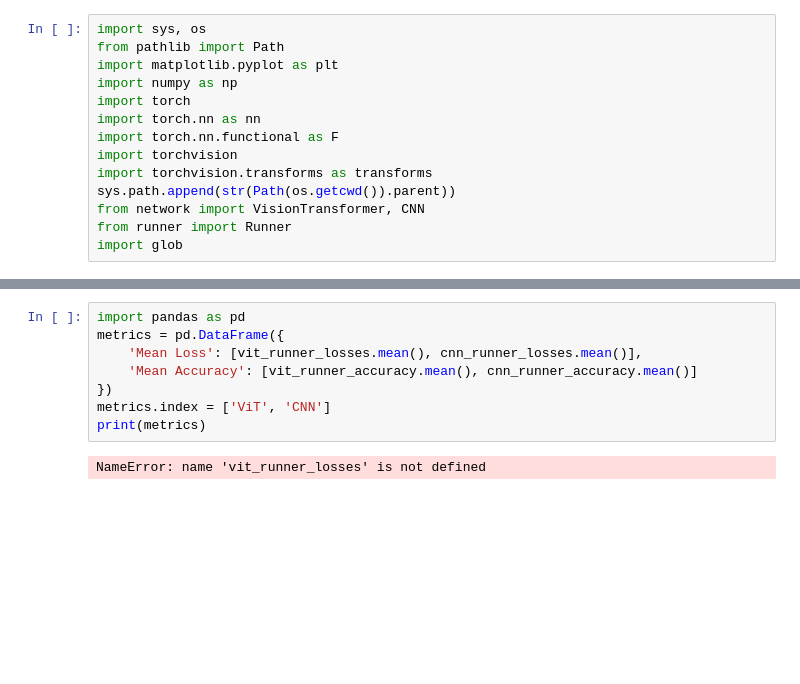
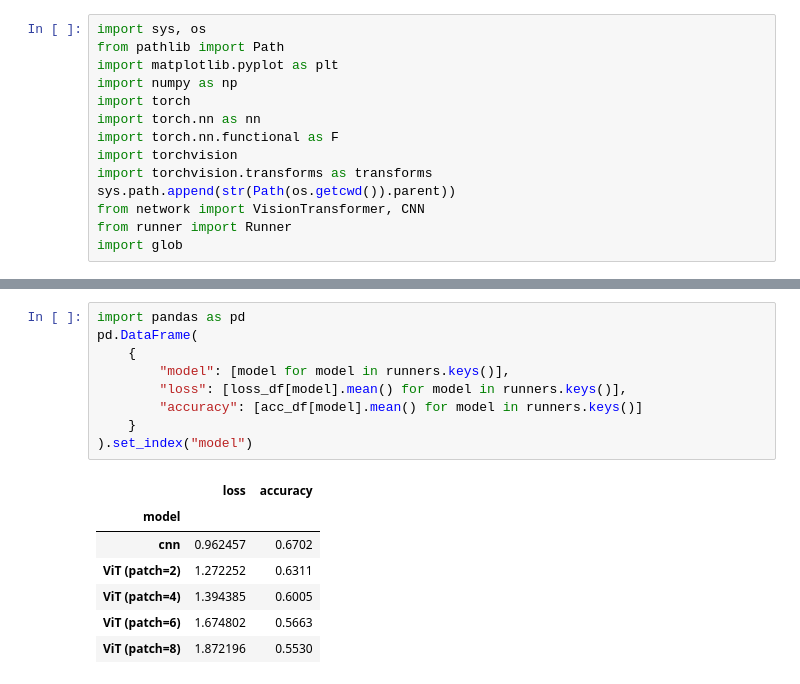
Before and after one commit to jordanlei/vision-transformer, a Jupyter notebook: demos/model_comparison.ipynb, the cells around one changed output, grey strips where cells are left out. Saved outputs shown, nothing was run; the diff lists cells and outputs as text; blank space fills up the shorter version.

```diff
--- a/demos/model_comparison.ipynb
+++ b/demos/model_comparison.ipynb
@@ -171,10 +184,17 @@ Accuracy difference: -0.1171 [-0.1283, -0.1059]
 # %%
 import pandas as pd
-metrics = pd.DataFrame({
-    'Mean Loss': [vit_runner_losses.mean(), cnn_runner_losses.mean()],
-    'Mean Accuracy': [vit_runner_accuracy.mean(), cnn_runner_accuracy.mean()]
-})
-metrics.index = ['ViT', 'CNN']
-print(metrics)
+pd.DataFrame(
+    {
+        "model": [model for model in runners.keys()],
+        "loss": [loss_df[model].mean() for model in runners.keys()],
+        "accuracy": [acc_df[model].mean() for model in runners.keys()]
+    }
+).set_index("model")
 # %% [output]
-NameError: name 'vit_runner_losses' is not defined
+|  | loss | accuracy |
+| model |  |  |
+| cnn | 0.962457 | 0.6702 |
+| ViT (patch=2) | 1.272252 | 0.6311 |
+| ViT (patch=4) | 1.394385 | 0.6005 |
+| ViT (patch=6) | 1.674802 | 0.5663 |
+| ViT (patch=8) | 1.872196 | 0.5530 |
```
Also changed, not shown: parts of 3 cells of this notebook.
